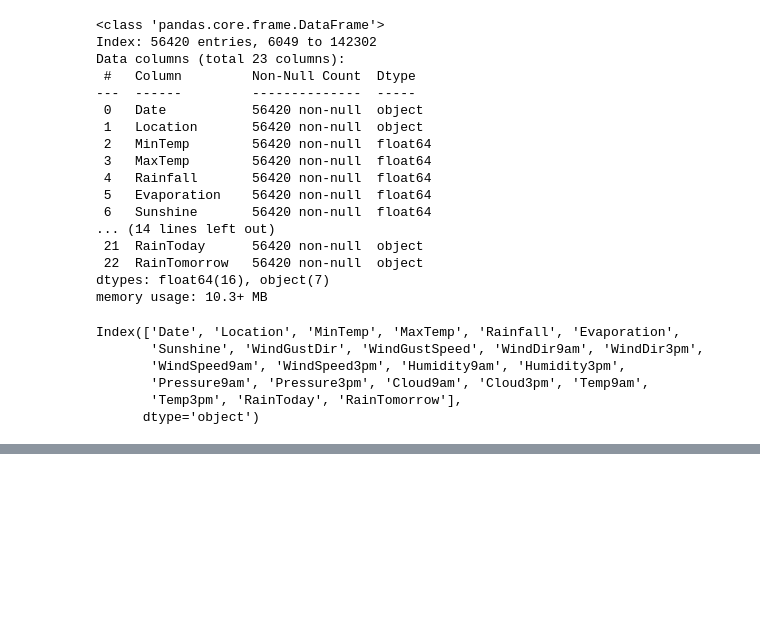
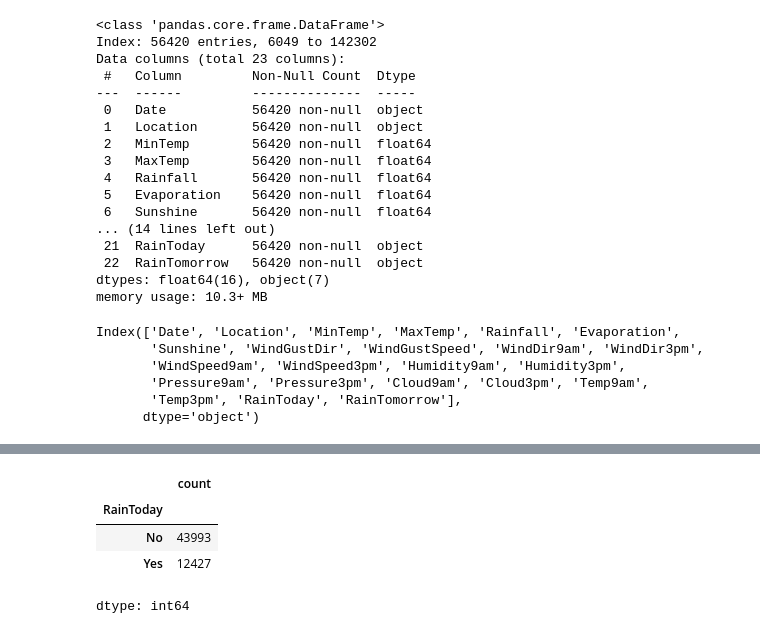
Before and after one commit to brieueu/Projetos_Machine_Learning, a Jupyter notebook: Criação_de_um_classificador_de_previsão_de_chuvas.ipynb, the cells around one changed output, grey strips where cells are left out. Drawn from its saved outputs; the diff is of its cells as text; code cells hidden in the pictures; blank space fills up the shorter version.

```diff
--- a/Criação_de_um_classificador_de_previsão_de_chuvas.ipynb
+++ b/Criação_de_um_classificador_de_previsão_de_chuvas.ipynb
@@ -169,0 +221,11 @@ df = df.rename(columns={'RainToday': 'RainYesterday',
+# %%
+X = df.drop(columns='RainToday', axis=1)
+y = df['RainToday']
+# %%
+display(y.value_counts())
+# %% [output]
+|  | count |
+| RainToday |  |
+| No | 43993 |
+| Yes | 12427 |
+dtype: int64
```
Also changed, not shown: parts of 23 cells of this notebook.
